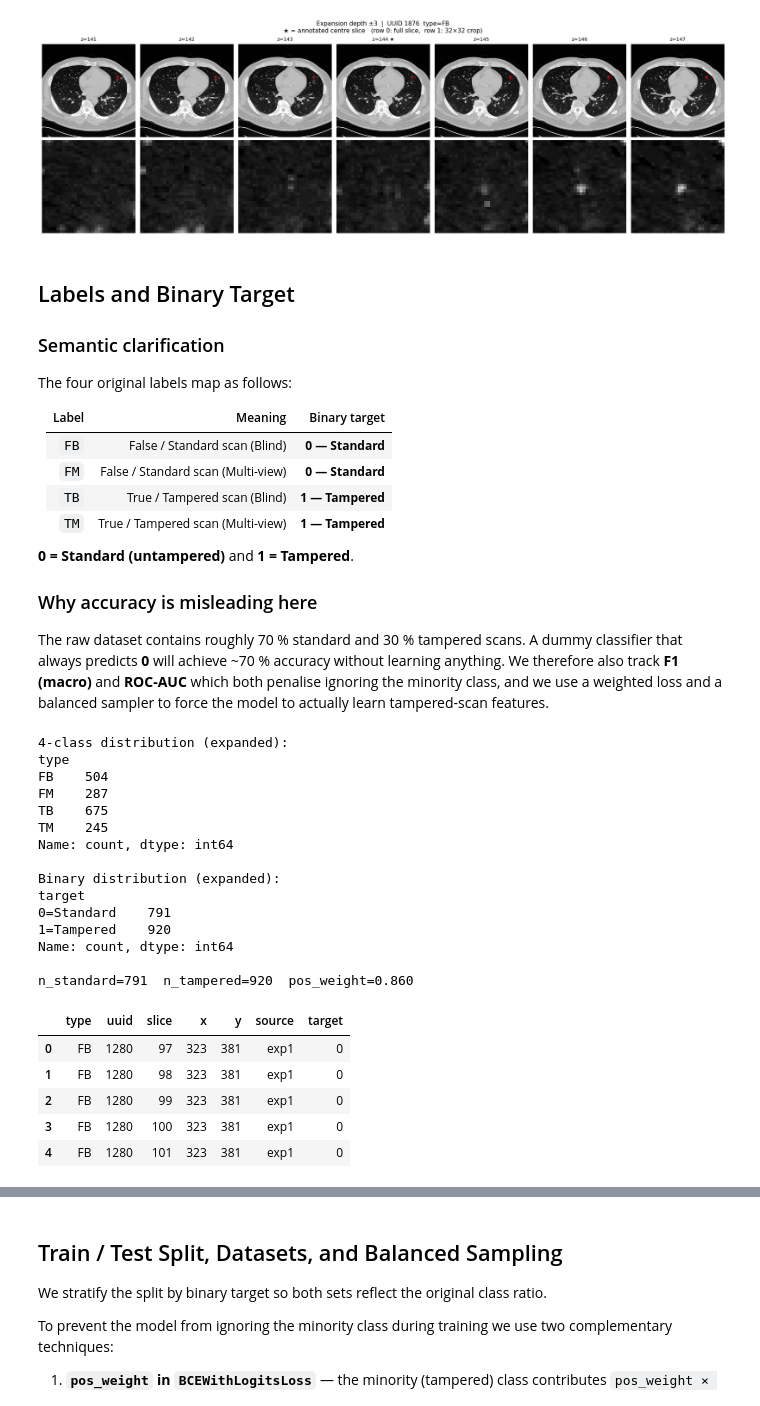
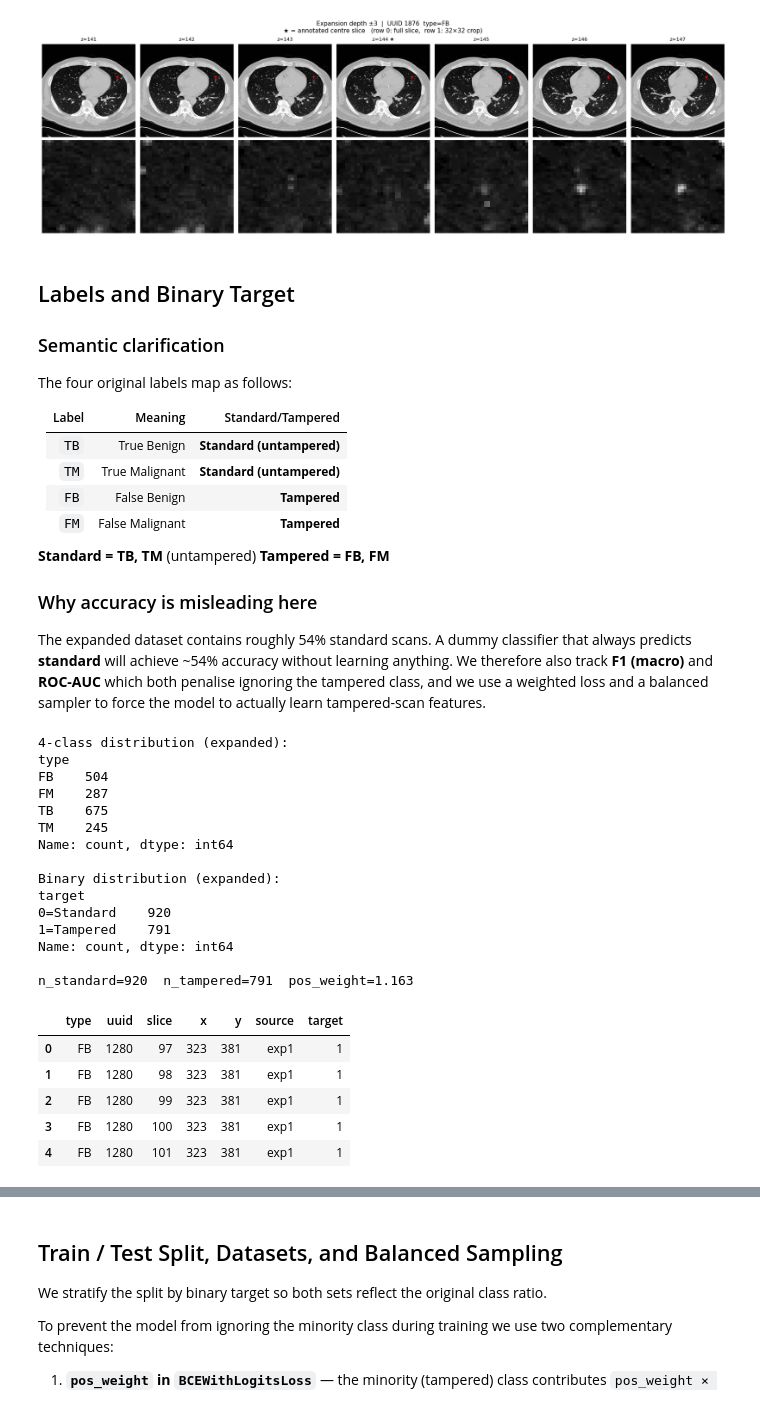
Before and after one commit to billhan5732/CS172B_Project, a Jupyter notebook: src/nick_data_improvements.ipynb, the cells around one changed output, grey strips where cells are left out. Saved outputs shown, nothing was run; the diff lists cells and outputs as text; code cells hidden in the pictures.

```diff
--- a/src/nick_data_improvements.ipynb
+++ b/src/nick_data_improvements.ipynb
@@ -417,18 +417,19 @@ Showing slices: [141, 142, 143, 144, 145, 146, 147]
 
 The four original labels map as follows:
 
-| Label | Meaning | Binary target |
+| Label | Meaning | Standard/Tampered |
 |-------|---------|:---:|
-| `FB` | False / Standard scan (Blind) | **0 — Standard** |
-| `FM` | False / Standard scan (Multi-view) | **0 — Standard** |
-| `TB` | True / Tampered scan (Blind) | **1 — Tampered** |
-| `TM` | True / Tampered scan (Multi-view) | **1 — Tampered** |
+| `TB` | True Benign | **Standard (untampered)** |
+| `TM` | True Malignant | **Standard (untampered)** |
+| `FB` | False Benign | **Tampered** |
+| `FM` | False Malignant | **Tampered** |
 
-**0 = Standard (untampered)** and **1 = Tampered**.
+**Standard = TB, TM** (untampered)
+**Tampered = FB, FM**
 
 ### Why accuracy is misleading here
 
-The raw dataset contains roughly 70 % standard and 30 % tampered scans.  A dummy classifier that always predicts **0** will achieve ~70 % accuracy without learning anything.  We therefore also track **F1 (macro)** and **ROC-AUC** which both penalise ignoring the minority class, and we use a weighted loss and a balanced sampler to force the model to actually learn tampered-scan features.
+The expanded dataset contains roughly 54% standard scans. A dummy classifier that always predicts **standard** will achieve ~54% accuracy without learning anything. We therefore also track **F1 (macro)** and **ROC-AUC** which both penalise ignoring the tampered class, and we use a weighted loss and a balanced sampler to force the model to actually learn tampered-scan features.
 # %%
 # Work on the expanded dataframe produced above.
 # 'source' column is already set by preprocess_and_merge_labels; preserve it.
@@ -441,50 +442,50 @@ print("4-class distribution (expanded):")
 print(class_counts)
 
 # Binary mapping:
-#   0 = Standard (untampered)  → FB, FM
-#   1 = Tampered               → TB, TM
-binary_map = {"FB": 0, "FM": 0, "TB": 1, "TM": 1}
+#   0 = Standard (untampered)  → TB, TM
+#   1 = Tampered               → FB, FM
+binary_map = {"TB": 0, "TM": 0, "FB": 1, "FM": 1}
 work_df["target"] = work_df["type"].map(binary_map)
 
 if work_df["target"].isna().any():
     bad = work_df.loc[work_df["target"].isna(), "type"].unique()
     raise ValueError(f"Found unknown labels in 'type': {bad}")
 
 print("\nBinary distribution (expanded):")
 print(
     work_df["target"].value_counts().sort_index()
     .rename({0: "0=Standard", 1: "1=Tampered"})
 )
 
 # pos_weight = #negative / #positive  (used in BCEWithLogitsLoss)
 n_neg = int((work_df["target"] == 0).sum())
 n_pos = int((work_df["target"] == 1).sum())
 pos_weight_val = n_neg / n_pos
 print(f"\nn_standard={n_neg}  n_tampered={n_pos}  pos_weight={pos_weight_val:.3f}")
 
 work_df.head()
 # %% [output]
 4-class distribution (expanded):
 type
 FB    504
 FM    287
 TB    675
 TM    245
 Name: count, dtype: int64
 
 Binary distribution (expanded):
 target
-0=Standard    791
-1=Tampered    920
+0=Standard    920
+1=Tampered    791
 Name: count, dtype: int64
 
-n_standard=791  n_tampered=920  pos_weight=0.860
+n_standard=920  n_tampered=791  pos_weight=1.163
 |  | type | uuid | slice | x | y | source | target |
-| 0 | FB | 1280 | 97 | 323 | 381 | exp1 | 0 |
-| 1 | FB | 1280 | 98 | 323 | 381 | exp1 | 0 |
-| 2 | FB | 1280 | 99 | 323 | 381 | exp1 | 0 |
-| 3 | FB | 1280 | 100 | 323 | 381 | exp1 | 0 |
-| 4 | FB | 1280 | 101 | 323 | 381 | exp1 | 0 |
+| 0 | FB | 1280 | 97 | 323 | 381 | exp1 | 1 |
+| 1 | FB | 1280 | 98 | 323 | 381 | exp1 | 1 |
+| 2 | FB | 1280 | 99 | 323 | 381 | exp1 | 1 |
+| 3 | FB | 1280 | 100 | 323 | 381 | exp1 | 1 |
+| 4 | FB | 1280 | 101 | 323 | 381 | exp1 | 1 |
 # %%
 # Visualize 4-class and binary distributions (after expansion)
 fig, axes = plt.subplots(1, 2, figsize=(12, 4))
```
Also changed, not shown: parts of 12 cells of this notebook, 1 other file.
